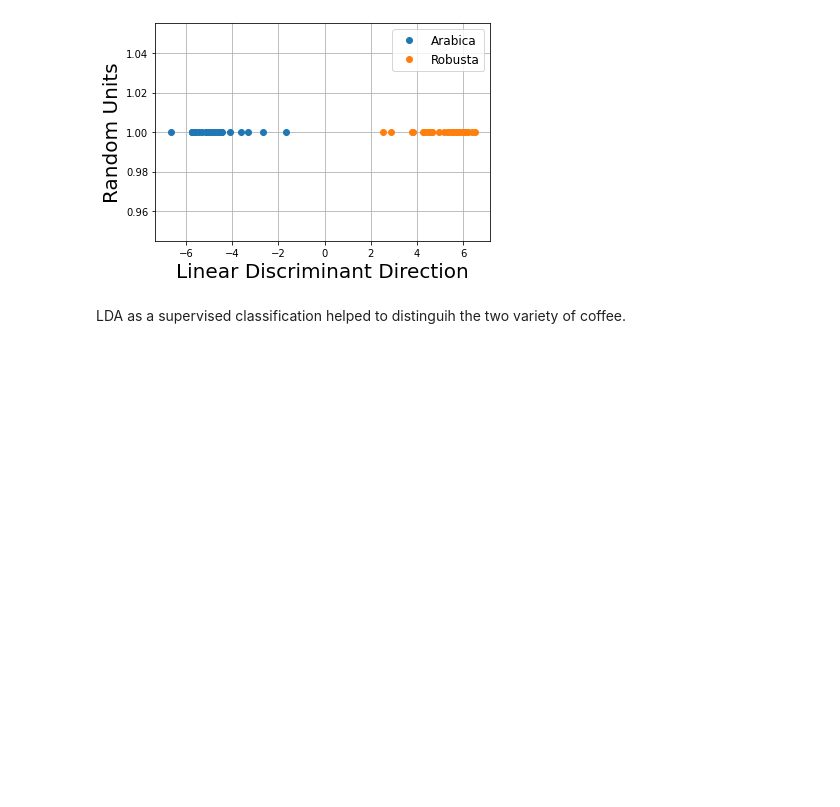
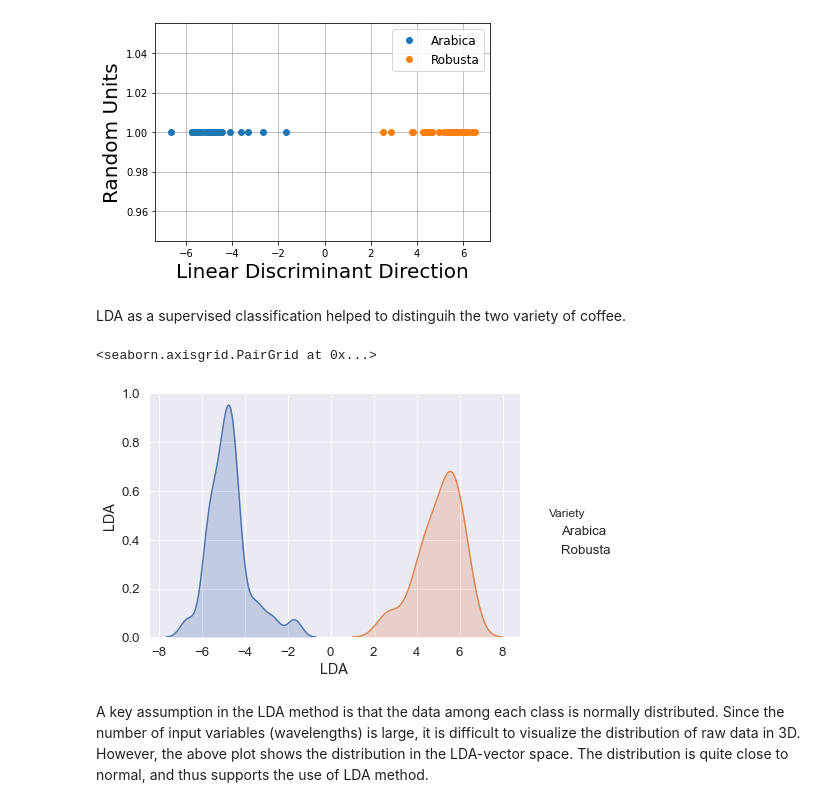
Before and after one commit to akasharora123/Chemometrics, a Jupyter notebook: coffee.ipynb, the cells around one changed output. Saved outputs shown, nothing was run; the diff lists cells and outputs as text; code cells hidden in the pictures; blank space fills up the shorter version.

Commit message:
adding distribution

```diff
--- a/coffee.ipynb
+++ b/coffee.ipynb
@@ -82,6 +82,6 @@ lda = LDA()
 lda_comp = lda.fit_transform(x,Y)
 
 # All results in one dataframe
-results = pd.DataFrame(data={'LDA': lda_comp.ravel(),'Target': Y})
+results = pd.DataFrame(data={'LDA': lda_comp.ravel(),'Variety': Y})
 # %%
 fig, ax2 = plt.subplots()
@@ -97,3 +97,11 @@ ax2.grid()
 [figure]
 # %% [markdown]
 LDA as a supervised classification helped to distinguih the two variety of coffee.
+# %%
+sns.set(font_scale=1.2)
+sns.pairplot(results, hue="Variety", height=4, aspect=1.5)
+# %% [output]
+<seaborn.axisgrid.PairGrid at 0x...>
+[figure, added]
+# %% [markdown]
+A key assumption in the LDA method is that the data among each class is normally distributed. Since the number of input variables (wavelengths) is large, it is difficult to visualize the distribution of raw data in 3D. However, the above plot shows the distribution in the LDA-vector space. The distribution is quite close to normal, and thus supports the use of LDA method.
```
Also changed, not shown: parts of 2 cells of this notebook.
